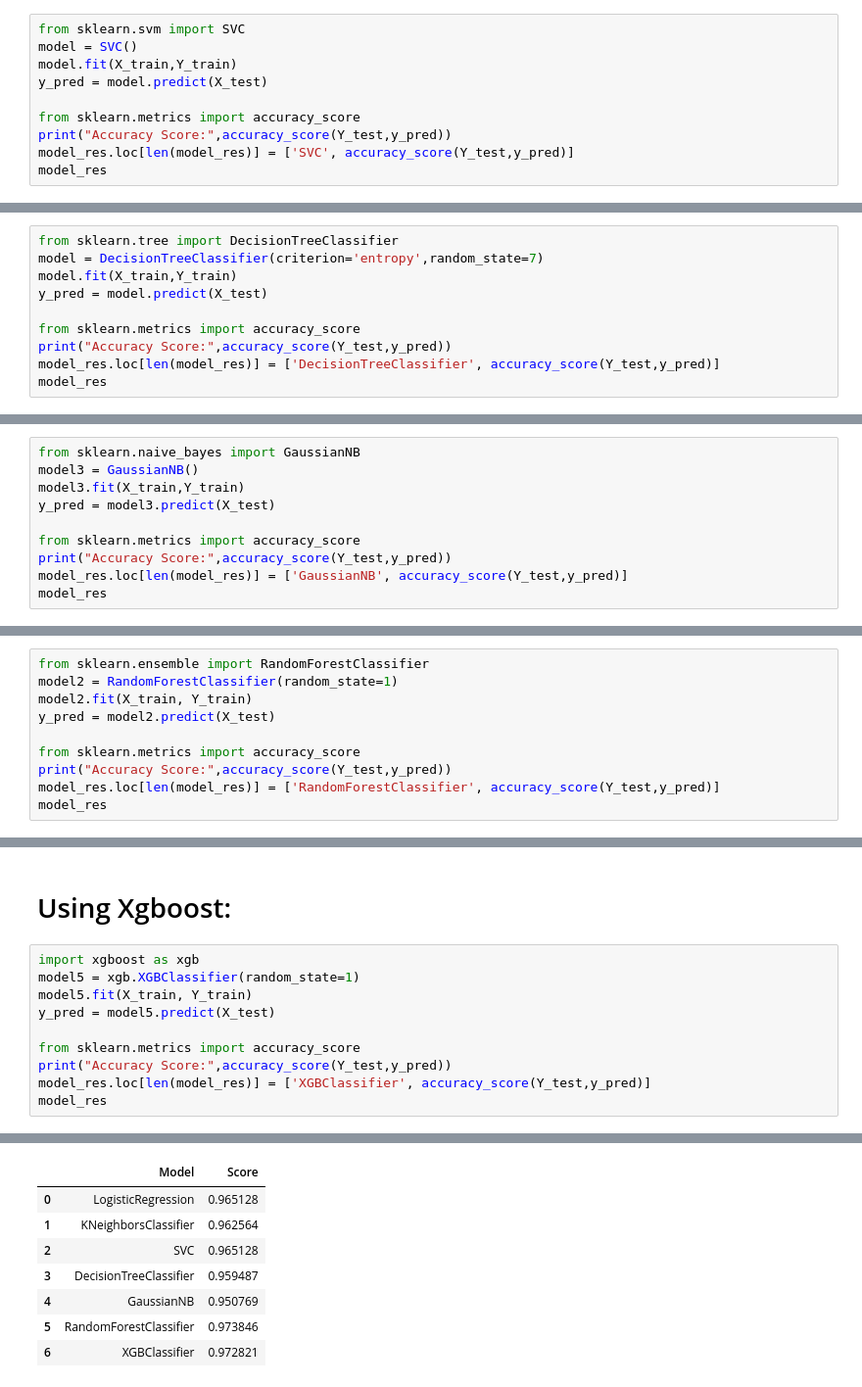
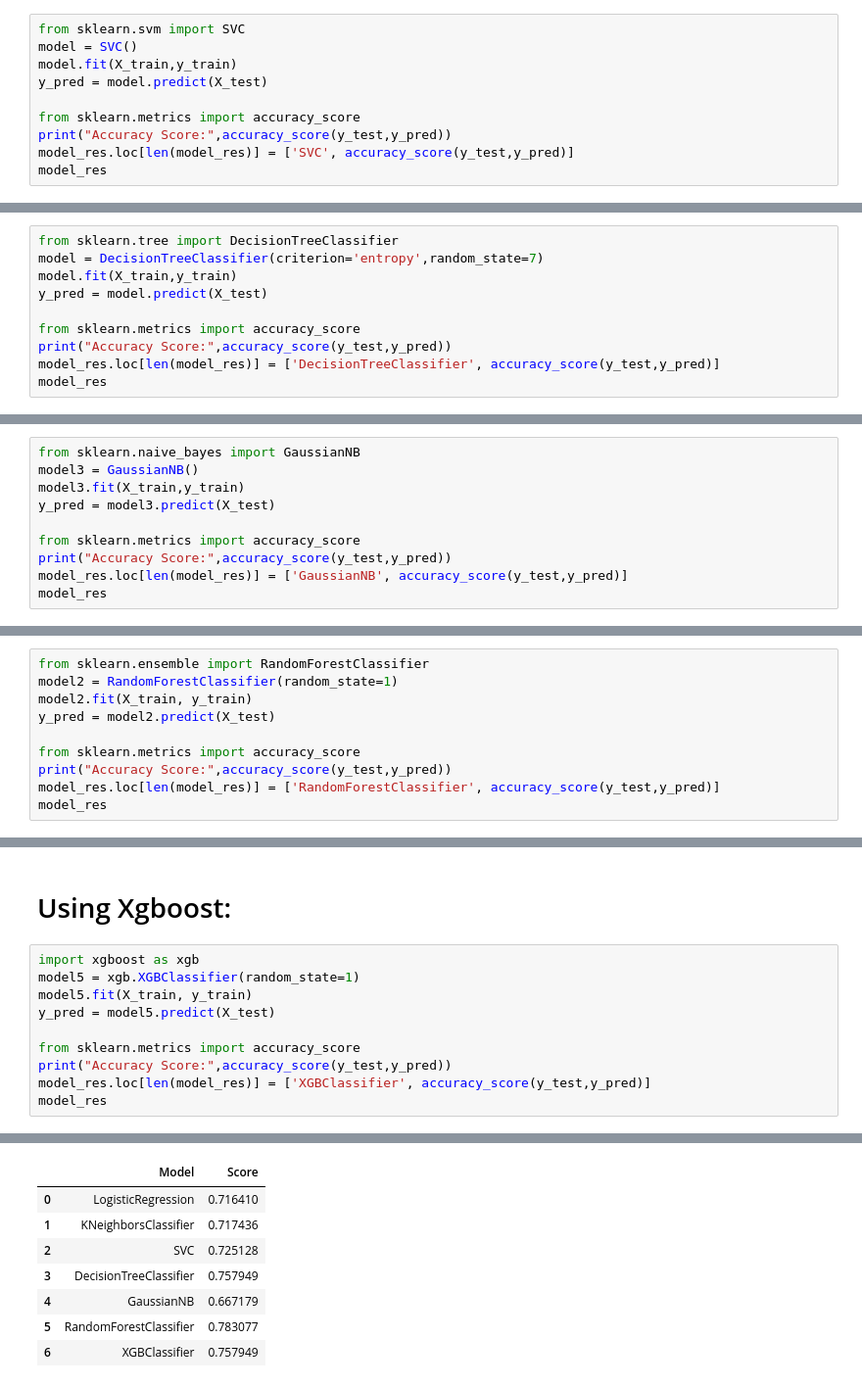
Before and after one commit to VillafuerteM/EC_Project, a Jupyter notebook: data/6.Red Wine Quality Prediction_ypa.ipynb, the cells around one changed output, grey strips where cells are left out. Shown at 98% size. Saved outputs shown, nothing was run; the diff lists cells and outputs as text.

Commit message:
Modelo Python y Docker con Posgres

```diff
--- a/data/6.Red Wine Quality Prediction_ypa.ipynb
+++ b/data/6.Red Wine Quality Prediction_ypa.ipynb
@@ -244,11 +240,11 @@ model_res
 # %%
 from sklearn.svm import SVC
 model = SVC()
-model.fit(X_train,Y_train)
+model.fit(X_train,y_train)
 y_pred = model.predict(X_test)
 
 from sklearn.metrics import accuracy_score
-print("Accuracy Score:",accuracy_score(Y_test,y_pred))
-model_res.loc[len(model_res)] = ['SVC', accuracy_score(Y_test,y_pred)]
+print("Accuracy Score:",accuracy_score(y_test,y_pred))
+model_res.loc[len(model_res)] = ['SVC', accuracy_score(y_test,y_pred)]
 model_res
 # %% [output]
@@ -262,11 +258,11 @@ Accuracy Score: 0.9651282051282051
 # %%
 from sklearn.tree import DecisionTreeClassifier
 model = DecisionTreeClassifier(criterion='entropy',random_state=7)
-model.fit(X_train,Y_train)
+model.fit(X_train,y_train)
 y_pred = model.predict(X_test)
 
 from sklearn.metrics import accuracy_score
-print("Accuracy Score:",accuracy_score(Y_test,y_pred))
-model_res.loc[len(model_res)] = ['DecisionTreeClassifier', accuracy_score(Y_test,y_pred)]
+print("Accuracy Score:",accuracy_score(y_test,y_pred))
+model_res.loc[len(model_res)] = ['DecisionTreeClassifier', accuracy_score(y_test,y_pred)]
 model_res
 # %% [output]
@@ -281,11 +277,11 @@ Accuracy Score: 0.9594871794871795
 # %%
 from sklearn.naive_bayes import GaussianNB
 model3 = GaussianNB()
-model3.fit(X_train,Y_train)
+model3.fit(X_train,y_train)
 y_pred = model3.predict(X_test)
 
 from sklearn.metrics import accuracy_score
-print("Accuracy Score:",accuracy_score(Y_test,y_pred))
-model_res.loc[len(model_res)] = ['GaussianNB', accuracy_score(Y_test,y_pred)]
+print("Accuracy Score:",accuracy_score(y_test,y_pred))
+model_res.loc[len(model_res)] = ['GaussianNB', accuracy_score(y_test,y_pred)]
 model_res
 # %% [output]
@@ -301,11 +297,11 @@ Accuracy Score: 0.9507692307692308
 # %%
 from sklearn.ensemble import RandomForestClassifier
 model2 = RandomForestClassifier(random_state=1)
-model2.fit(X_train, Y_train)
+model2.fit(X_train, y_train)
 y_pred = model2.predict(X_test)
 
 from sklearn.metrics import accuracy_score
-print("Accuracy Score:",accuracy_score(Y_test,y_pred))
-model_res.loc[len(model_res)] = ['RandomForestClassifier', accuracy_score(Y_test,y_pred)]
+print("Accuracy Score:",accuracy_score(y_test,y_pred))
+model_res.loc[len(model_res)] = ['RandomForestClassifier', accuracy_score(y_test,y_pred)]
 model_res
 # %% [output]
@@ -332,11 +318,11 @@ Successfully installed xgboost-2.0.2
 # %%
 import xgboost as xgb
 model5 = xgb.XGBClassifier(random_state=1)
-model5.fit(X_train, Y_train)
+model5.fit(X_train, y_train)
 y_pred = model5.predict(X_test)
 
 from sklearn.metrics import accuracy_score
-print("Accuracy Score:",accuracy_score(Y_test,y_pred))
-model_res.loc[len(model_res)] = ['XGBClassifier', accuracy_score(Y_test,y_pred)]
+print("Accuracy Score:",accuracy_score(y_test,y_pred))
+model_res.loc[len(model_res)] = ['XGBClassifier', accuracy_score(y_test,y_pred)]
 model_res
 # %% [output]
@@ -344,11 +330,11 @@ Accuracy Score: 0.9728205128205129
 |  | Model | Score |
-| 0 | LogisticRegression | 0.965128 |
-| 1 | KNeighborsClassifier | 0.962564 |
-| 2 | SVC | 0.965128 |
-| 3 | DecisionTreeClassifier | 0.959487 |
-| 4 | GaussianNB | 0.950769 |
-| 5 | RandomForestClassifier | 0.973846 |
-| 6 | XGBClassifier | 0.972821 |
+| 0 | LogisticRegression | 0.716410 |
+| 1 | KNeighborsClassifier | 0.717436 |
+| 2 | SVC | 0.725128 |
+| 3 | DecisionTreeClassifier | 0.757949 |
+| 4 | GaussianNB | 0.667179 |
+| 5 | RandomForestClassifier | 0.783077 |
+| 6 | XGBClassifier | 0.757949 |
 # %%
 model_res = model_res.sort_values(by='Score', ascending=False)
 model_res
```
Also changed, not shown: parts of 32 cells of this notebook, 17 other files.
